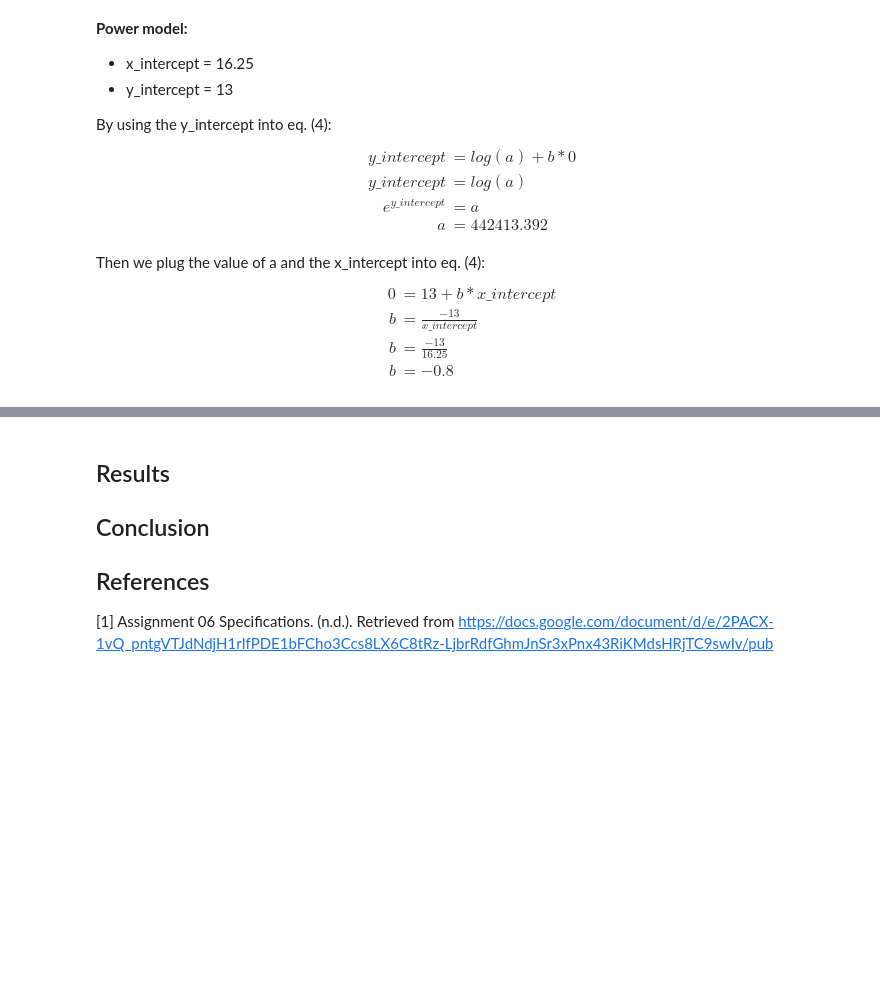
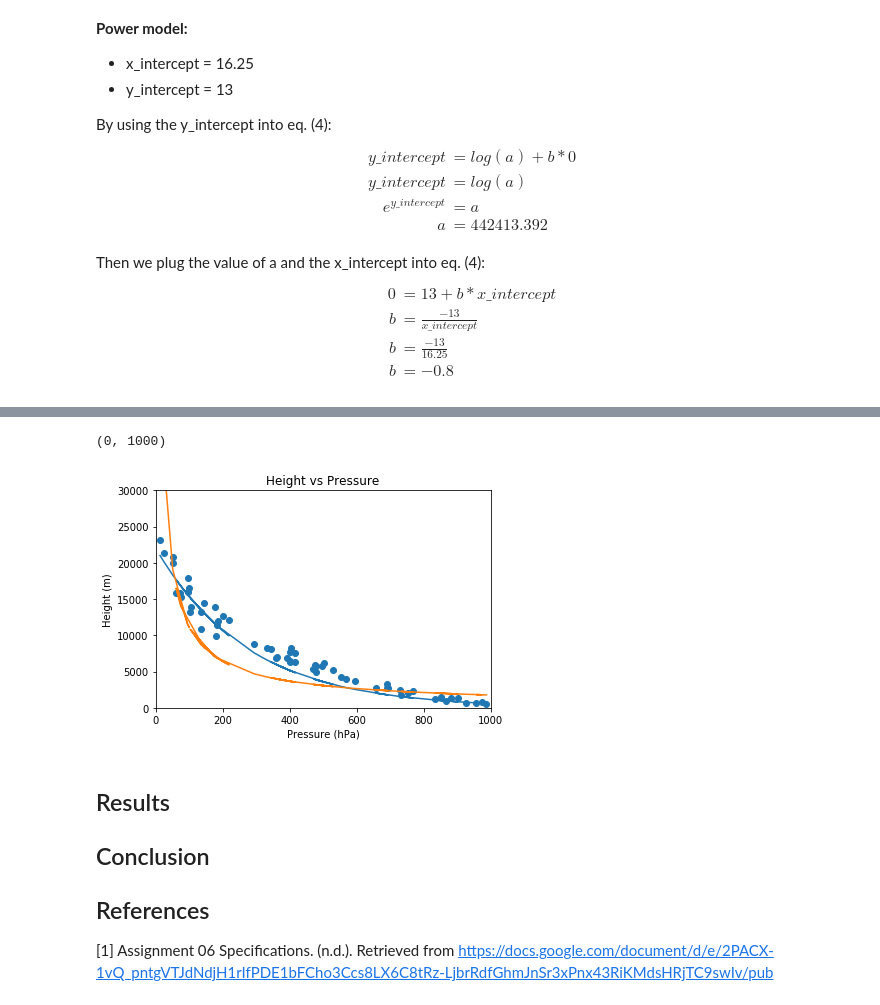
Before and after one commit to muhizijoel/first-repo, a Jupyter notebook: Assignment6.ipynb, the cells around one changed output, grey strips where cells are left out. Drawn from its saved outputs; the diff is of its cells as text; code cells hidden in the pictures; blank space fills up the shorter version.

```diff
--- a/Assignment6.ipynb
+++ b/Assignment6.ipynb
@@ -273,3 +271,22 @@ ax2.set_xlim(0, 9)
+# %%
+log_a1 = 10
+b1 = -0.00363
+log_a2 = 13
+b2 = -0.8
+y1 = np.exp(log_a1 + b1 * pressure)
+y2 = math.exp(log_a2) * np.power(pressure,b2)
+fig, axs = plt.subplots()
+axs.scatter(pressure, height)
+axs.plot(pressure, y1)
+axs.plot(pressure, y2)
+axs.set_title('Height vs Pressure')
+axs.set_xlabel("Pressure (hPa)")
+axs.set_ylabel("Height (m)")
+axs.set_ylim(0, 30000)
+axs.set_xlim(0, 1000)
+# %% [output]
+(0, 1000)
+[figure, added]
 # %% [markdown]
 ## Results
 
```
Also changed, not shown: parts of 1 cell of this notebook.
